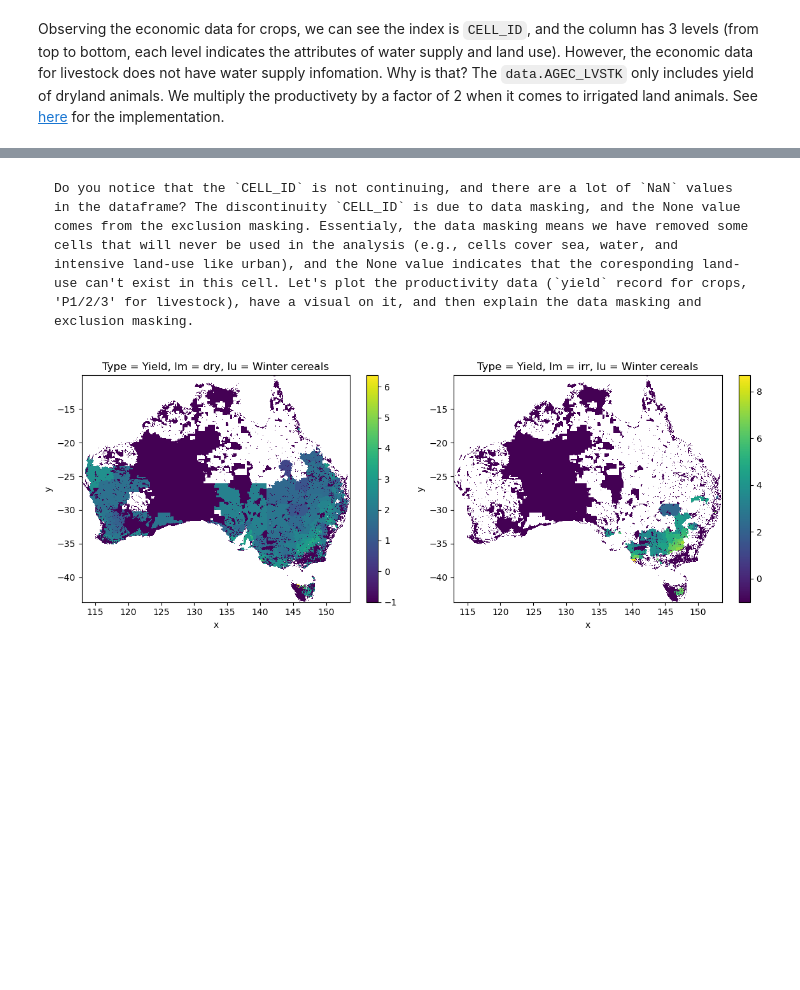
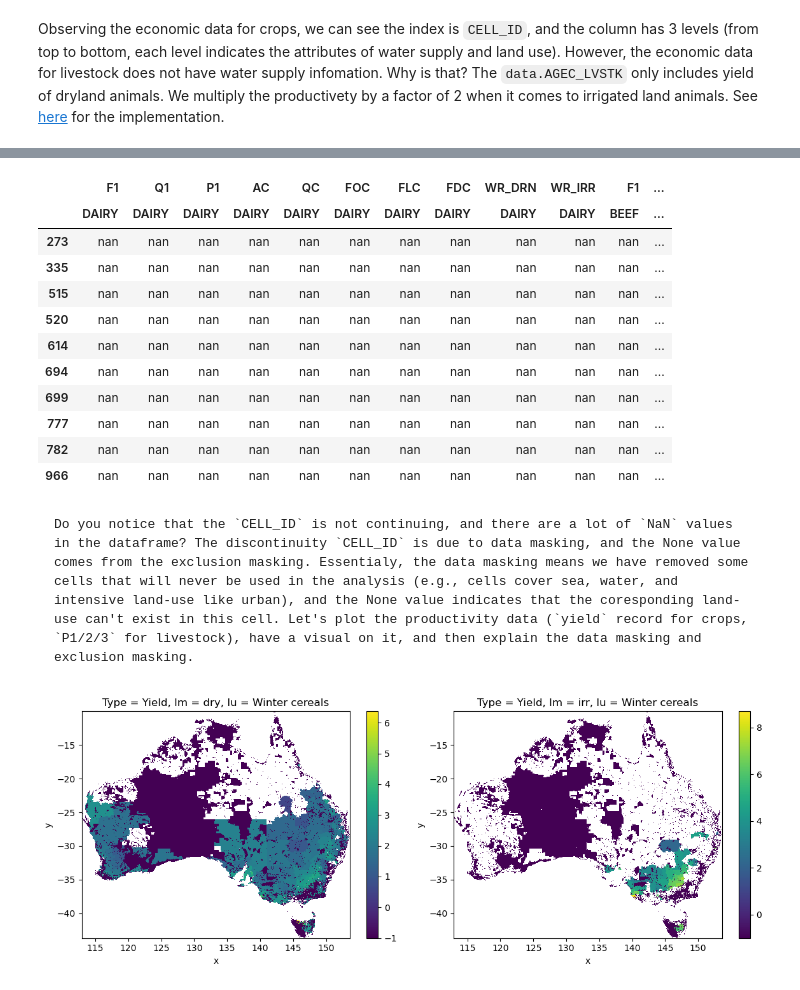
Before and after one commit to JinzhuWANG/LUTO_manual, a Jupyter notebook: _sources/Chap_1_1_LUTO_overview.ipynb, the cells around one changed output, grey strips where cells are left out. Saved outputs shown, nothing was run; the diff lists cells and outputs as text; code cells hidden in the pictures; blank space fills up the shorter version.

````diff
--- a/_sources/Chap_1_1_LUTO_overview.ipynb
+++ b/_sources/Chap_1_1_LUTO_overview.ipynb
@@ -341,6 +360,28 @@ data.AGEC_LVSTK
+# %%
+# HIDE CODE
+df = data.AGEC_LVSTK.head(10)
+df_styled = df.style.set_table_styles([
+    {'selector': 'td', 'props': [('font-size', '10pt')]},
+    {'selector': 'th', 'props': [('font-size', '10pt')]}
+]).format(precision=2)
+
+df_styled
+# %% [output]
+|  | F1 | Q1 | P1 | AC | QC | FOC | FLC | FDC | WR_DRN | WR_IRR | F1 | ... |
+|  | DAIRY | DAIRY | DAIRY | DAIRY | DAIRY | DAIRY | DAIRY | DAIRY | DAIRY | DAIRY | BEEF | ... |
+| 273 | nan | nan | nan | nan | nan | nan | nan | nan | nan | nan | nan | ... |
+| 335 | nan | nan | nan | nan | nan | nan | nan | nan | nan | nan | nan | ... |
+| 515 | nan | nan | nan | nan | nan | nan | nan | nan | nan | nan | nan | ... |
+| 520 | nan | nan | nan | nan | nan | nan | nan | nan | nan | nan | nan | ... |
+| 614 | nan | nan | nan | nan | nan | nan | nan | nan | nan | nan | nan | ... |
+| 694 | nan | nan | nan | nan | nan | nan | nan | nan | nan | nan | nan | ... |
+| 699 | nan | nan | nan | nan | nan | nan | nan | nan | nan | nan | nan | ... |
+| 777 | nan | nan | nan | nan | nan | nan | nan | nan | nan | nan | nan | ... |
+| 782 | nan | nan | nan | nan | nan | nan | nan | nan | nan | nan | nan | ... |
+| 966 | nan | nan | nan | nan | nan | nan | nan | nan | nan | nan | nan | ... |
 # %% [markdown]
 ```{note}
-Do you notice that the `CELL_ID` is not continuing, and there are a lot of `NaN` values in the dataframe? The discontinuity `CELL_ID` is due to data masking, and the None value comes from the exclusion masking. Essentialy, the data masking means we have removed some cells that will never be used in the analysis (e.g., cells cover sea, water, and intensive land-use like urban), and the None value indicates that the coresponding land-use can't exist in this cell. Let's plot the productivity data (`yield` record for crops, 'P1/2/3' for livestock), have a visual on it, and then explain the data masking and exclusion masking.
+Do you notice that the `CELL_ID` is not continuing, and there are a lot of `NaN` values in the dataframe? The discontinuity `CELL_ID` is due to data masking, and the None value comes from the exclusion masking. Essentialy, the data masking means we have removed some cells that will never be used in the analysis (e.g., cells cover sea, water, and intensive land-use like urban), and the None value indicates that the coresponding land-use can't exist in this cell. Let's plot the productivity data (`yield` record for crops, `P1/2/3` for livestock), have a visual on it, and then explain the data masking and exclusion masking.
 ```
 # %%
 # REMOVE
````
Also changed, not shown: parts of 29 cells of this notebook, 6 other files.
